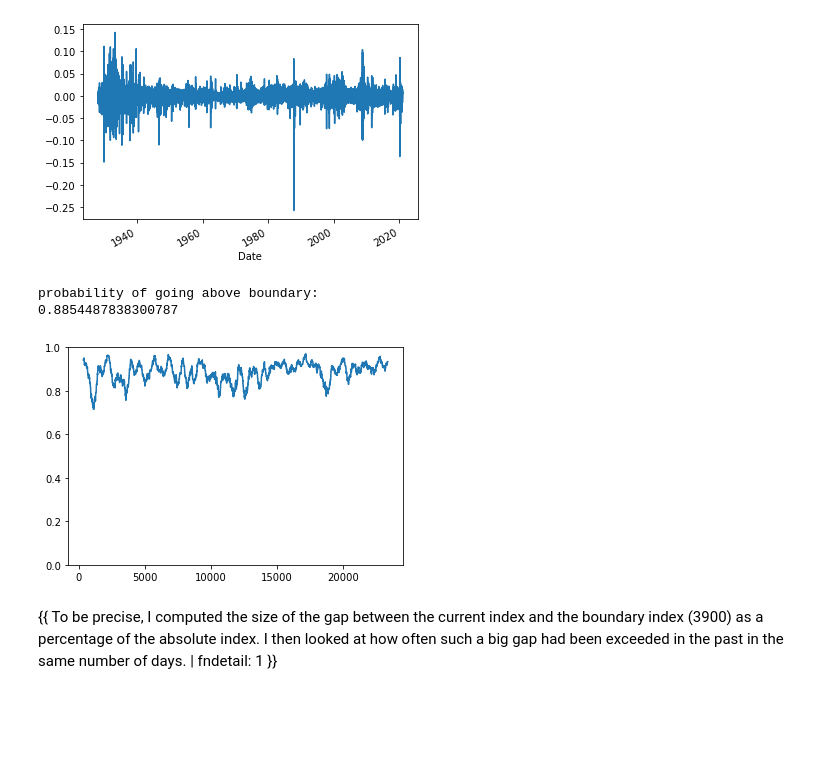
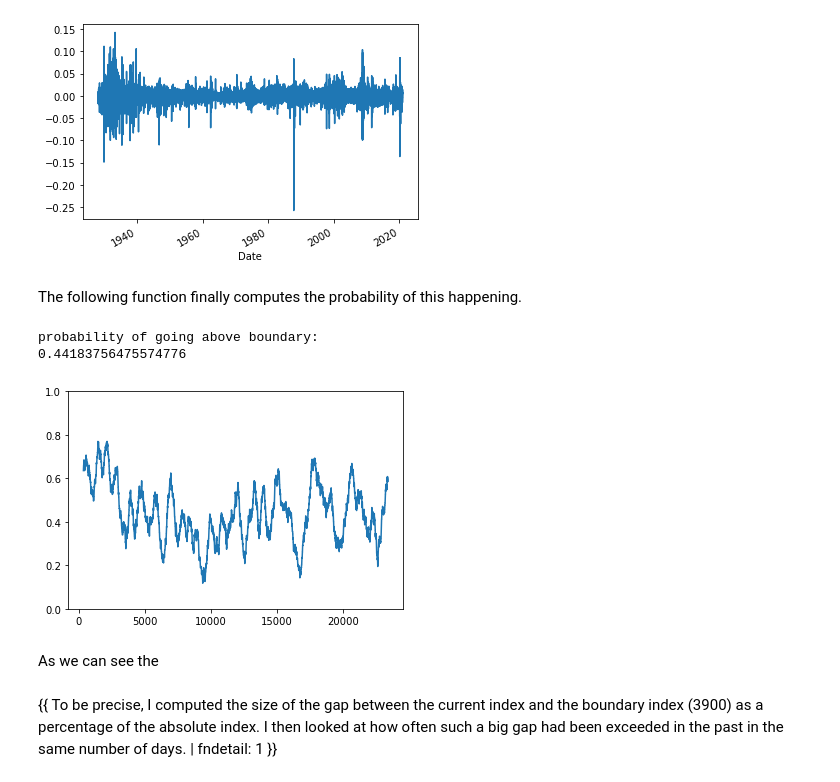
Before and after one commit to sonofhypnos/blog, a Jupyter notebook: _notebooks/2020-01-10-sp500.ipynb, the cells around one changed output. Saved outputs shown, nothing was run; the diff lists cells and outputs as text; code cells hidden in the pictures; blank space fills up the shorter version.

```diff
--- a/_notebooks/2020-01-10-sp500.ipynb
+++ b/_notebooks/2020-01-10-sp500.ipynb
@@ -130,32 +133,36 @@ sp_shift
 sp_shift["1"].plot();
 # %% [output]
 [figure]
+# %% [markdown]
+The following function finally computes the probability of this happening.
 # %%
-sp_pre_forecast = float(sp[-1:]) + sp_shift * float(sp[-1:])
+sp_forecast = float(sp[-1:]) + sp_shift * float(sp[-1:])
 
 beyond_boundary = []
 #change beyond boundary list based on whether our boundry is
 #above or below the current index of the S&P 500
 if float(sp[-1:]) < boundary:
     print("probability of going above boundary:")
     for i in range(len(sp_forecast)):
         beyond_boundary.append(any(sp_forecast.iloc[i] > boundary))
 else:
     print("probability of going below boundary:")
     for i in range(len(sp_forecast)):
         beyond_boundary.append(any(sp_forecast.iloc[i] < boundary))
 
 beyond_boundary = pd.Series(beyond_boundary)
 
 print(beyond_boundary.mean())
 
 beyond_boundary.rolling(window=365).mean().plot()
 axes = plt.gca()
 axes.set_ylim([0,1])
 plt.show()
 # %% [output]
 probability of going above boundary:
-0.8854487838300787
+0.44183756475574776
-[figure, old version]
+[figure, new version]
+# %% [markdown]
+As we can see the
 # %% [markdown]
 {{ To be precise, I computed the size of the gap between the current index and the boundary index (3900) as a percentage of the absolute index. I then looked at how often such a big gap had been exceeded in the past in the same number of days. | fndetail: 1 }}
```
Also changed, not shown: parts of 6 cells of this notebook.
